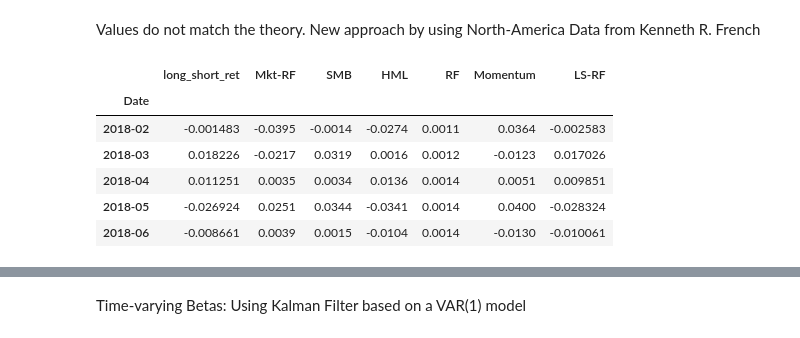
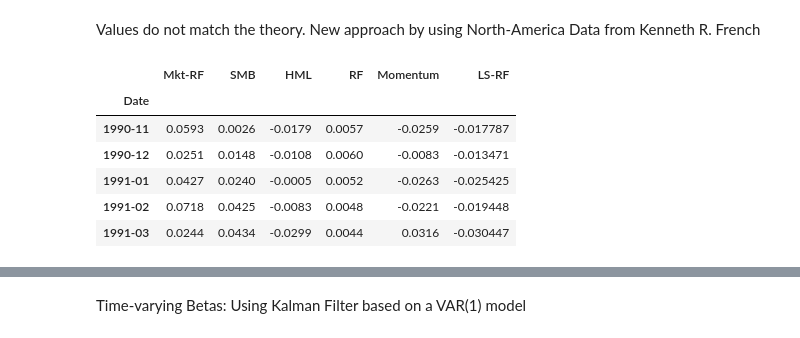
Before and after one commit to justusschenk/valueinvesting, a Jupyter notebook: Fama-French-Carhart.ipynb, the cells around one changed output, grey strips where cells are left out. Cells and saved outputs as stored; diff of their text form; code cells hidden in the pictures.

```diff
--- a/Fama-French-Carhart.ipynb
+++ b/Fama-French-Carhart.ipynb
@@ -295,29 +295,32 @@ Values do not match the theory. New approach by using North-America Data from Ke
 # %%
 #Preparation of Data for usage
 factors_us = pd.read_csv("Data/North_America_3_Factors.csv", index_col="Date")
 momentum_us = pd.read_csv('Data/North_America_MOM_Factor.csv', index_col='Date')
 momentum_us.index = pd.to_datetime(momentum_us.index.astype(str), format='%Y%m')
 momentum_us.index = momentum_us.index.to_period('M')
 factors_us.index = pd.to_datetime(factors_us.index.astype(str), format='%Y%m')
 factors_us.index = factors_us.index.to_period('M')
 momentum.tail()
 factors_us = factors_us/100
 momentum_us = momentum_us/100
+returns_df = pd.DataFrame(returns)
+returns_df = returns_df.to_period('M')
 
-df_us = pd.merge(returns, factors_us, on="Date")
-df_us = pd.merge(df_us, momentum_us, on="Date")
+df_us = pd.merge(returns_df, factors_us, on="Date")
+df_us = pd.merge(factors_us, momentum_us, on="Date")
 df_us["LS-RF"] = df.long_short_ret - df.RF
-RF = factors['RF']
-pd.to_pickle(RF, "RF.pkl")
-df_us.tail()
+#RF = factors['RF']
+pd.to_pickle(df_us, "df_us.pkl")
+returns_df.head()
+df_us.head()
 # %% [output]
-|  | long_short_ret | Mkt-RF | SMB | HML | RF | Momentum | LS-RF |
-| Date |  |  |  |  |  |  |  |
-| 2018-02 | -0.001483 | -0.0395 | -0.0014 | -0.0274 | 0.0011 | 0.0364 | -0.002583 |
-| 2018-03 | 0.018226 | -0.0217 | 0.0319 | 0.0016 | 0.0012 | -0.0123 | 0.017026 |
-| 2018-04 | 0.011251 | 0.0035 | 0.0034 | 0.0136 | 0.0014 | 0.0051 | 0.009851 |
-| 2018-05 | -0.026924 | 0.0251 | 0.0344 | -0.0341 | 0.0014 | 0.0400 | -0.028324 |
-| 2018-06 | -0.008661 | 0.0039 | 0.0015 | -0.0104 | 0.0014 | -0.0130 | -0.010061 |
+|  | Mkt-RF | SMB | HML | RF | Momentum | LS-RF |
+| Date |  |  |  |  |  |  |
+| 1990-11 | 0.0593 | 0.0026 | -0.0179 | 0.0057 | -0.0259 | -0.017787 |
+| 1990-12 | 0.0251 | 0.0148 | -0.0108 | 0.0060 | -0.0083 | -0.013471 |
+| 1991-01 | 0.0427 | 0.0240 | -0.0005 | 0.0052 | -0.0263 | -0.025425 |
+| 1991-02 | 0.0718 | 0.0425 | -0.0083 | 0.0048 | -0.0221 | -0.019448 |
+| 1991-03 | 0.0244 | 0.0434 | -0.0299 | 0.0044 | 0.0316 | -0.030447 |
 # %%
 #Hyperparameter tuning grid
 from sklearn.model_selection import GridSearchCV
```
Also changed, not shown: parts of 3 cells of this notebook, 2 other files.
